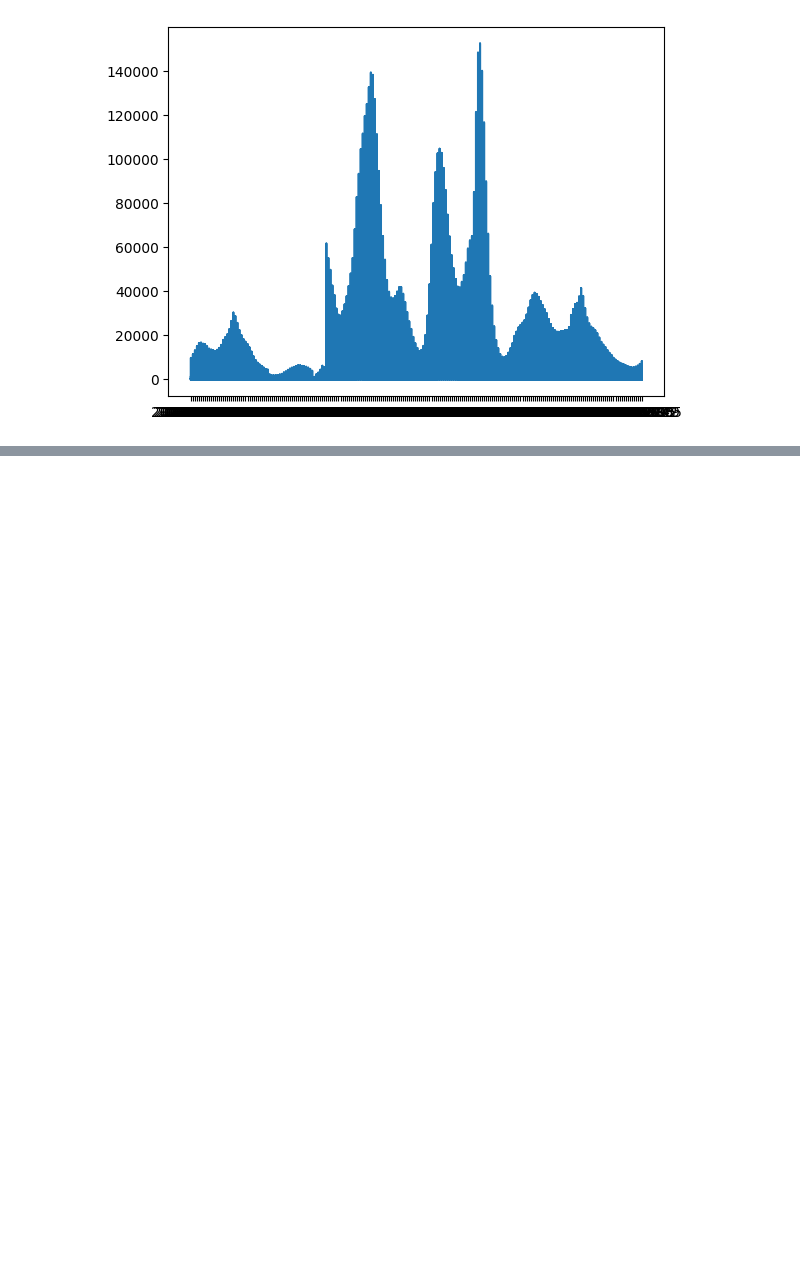
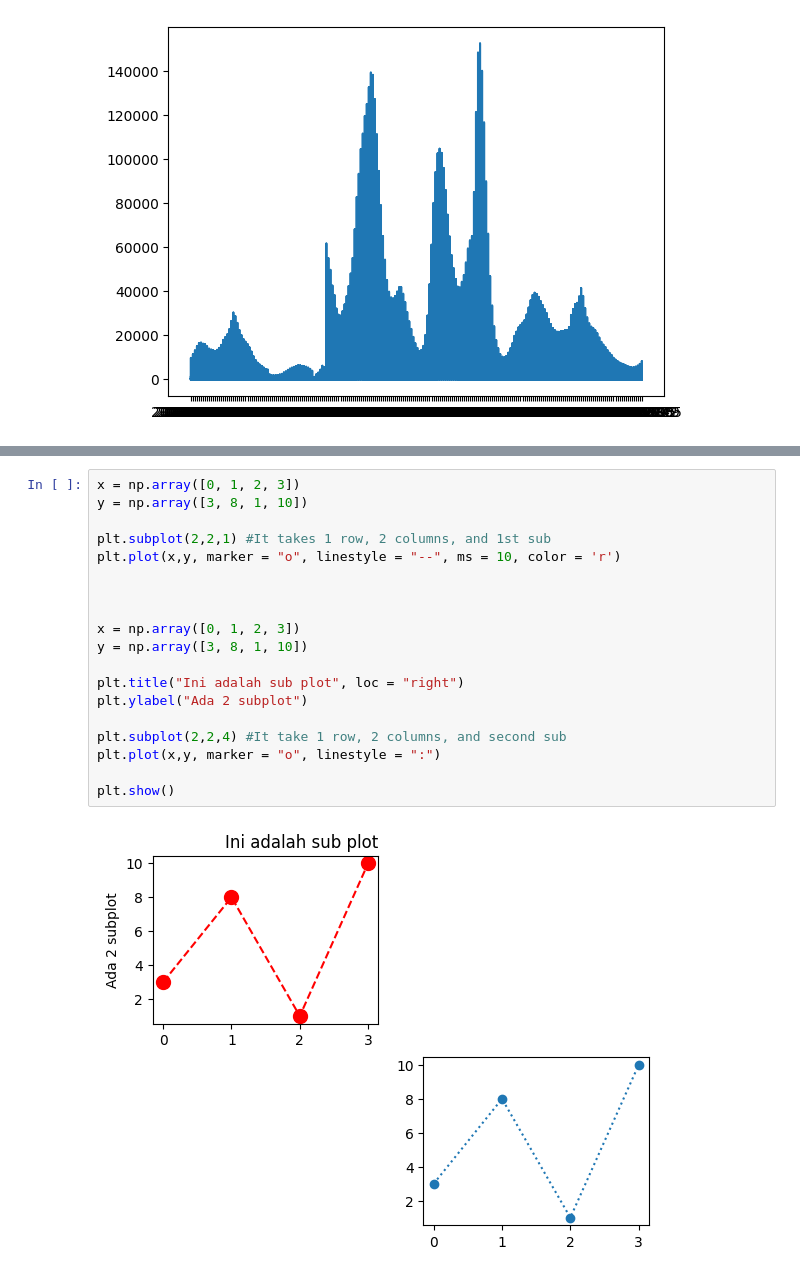
Before and after one commit to alifroject/DataMining, a Jupyter notebook: DataMining.ipynb, the cells around one changed output, grey strips where cells are left out. Cells and saved outputs as stored; diff of their text form; blank space fills up the shorter version.

```diff
--- a/DataMining.ipynb
+++ b/DataMining.ipynb
@@ -80,0 +125,21 @@ plt.show()
+# %%
+x = np.array([0, 1, 2, 3])
+y = np.array([3, 8, 1, 10])
+
+plt.subplot(2,2,1) #It takes 1 row, 2 columns, and 1st sub
+plt.plot(x,y, marker = "o", linestyle = "--", ms = 10, color = 'r')
+
+
+
+x = np.array([0, 1, 2, 3])
+y = np.array([3, 8, 1, 10])
+
+plt.title("Ini adalah sub plot", loc = "right")
+plt.ylabel("Ada 2 subplot")
+
+plt.subplot(2,2,4) #It take 1 row, 2 columns, and second sub
+plt.plot(x,y, marker = "o", linestyle = ":")
+
+plt.show()
+# %% [output]
+[figure, added]
```
Also changed, not shown: parts of 2 cells of this notebook.
